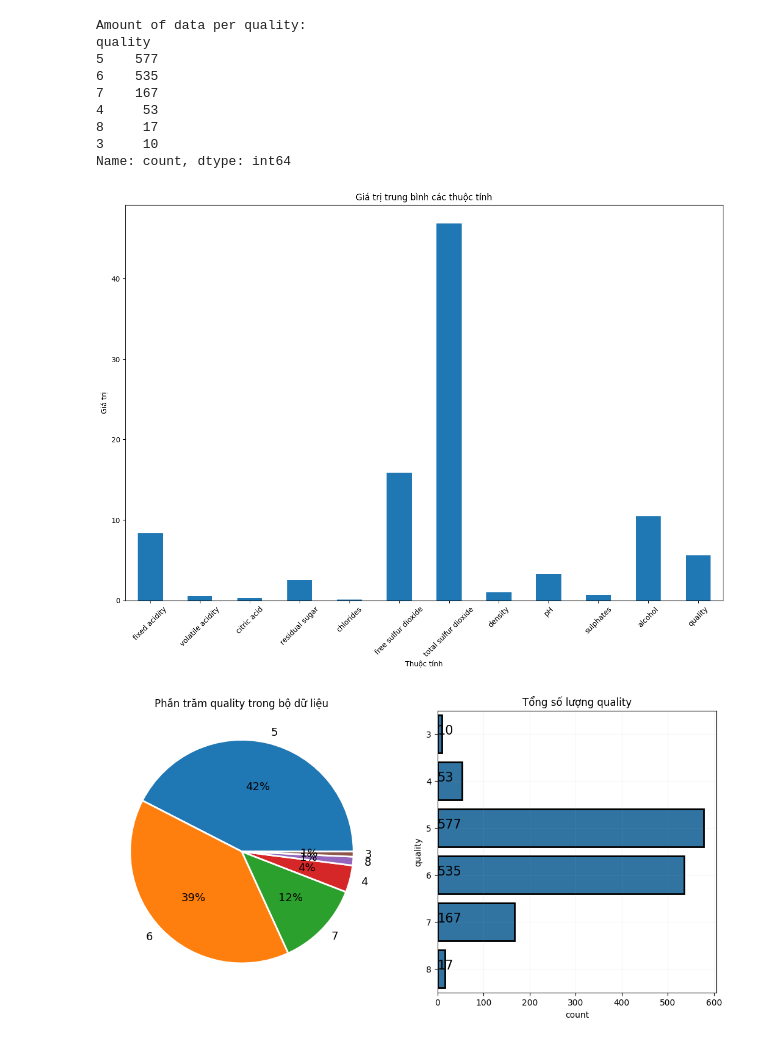
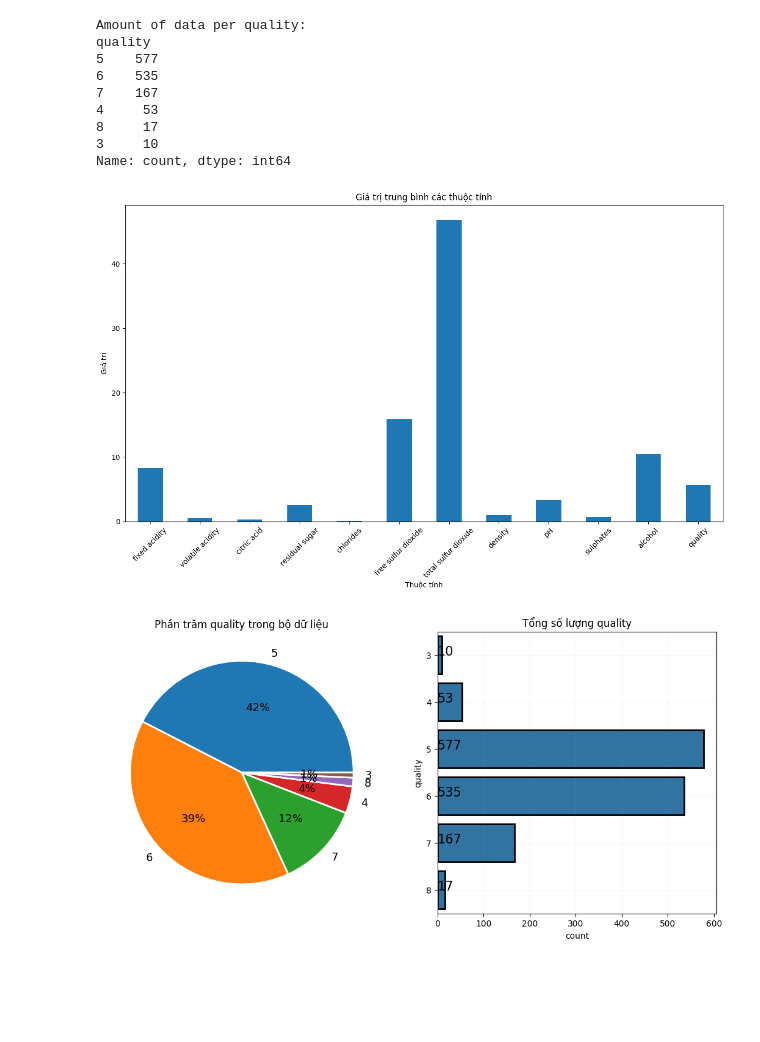
Before and after one commit to TQTien1/UDAI-wine-red, a Jupyter notebook: KNN_nhom-_sau_hop.ipynb, the cells around one changed output. Drawn from its saved outputs; the diff is of its cells as text; code cells hidden in the pictures; blank space fills up the shorter version.

```diff
--- a/KNN_nhom-_sau_hop.ipynb
+++ b/KNN_nhom-_sau_hop.ipynb
@@ -81,16 +83,16 @@ Name: count, dtype: int64
 # %%
 #Biểu đồ giá trị trung bình từng thuộc tính
 attributes = ['fixed acidity', 'volatile acidity', 'citric acid', 'residual sugar', 'chlorides', 'free sulfur dioxide',	'total sulfur dioxide',	'density','pH','sulphates','alcohol', 'quality']
 mean_values = wine[attributes].mean()
-plt.figure(figsize = (15,10))
+plt.figure(figsize = (15,8))
 mean_values.plot(kind = 'bar')
 plt.title('Giá trị trung bình các thuộc tính')
 plt.xlabel('Thuộc tính')
 plt.ylabel('Giá trị')
 plt.xticks(rotation = 45)
 plt.show()
 # %% [output]
-[figure, old version]
+[figure, new version]
 # %%
 #Biểu đồ tỉ trọng các thuộc tính
 plt.figure(figsize=(13,6))
```
Also changed, not shown: parts of 3 cells of this notebook, 1 other file.
